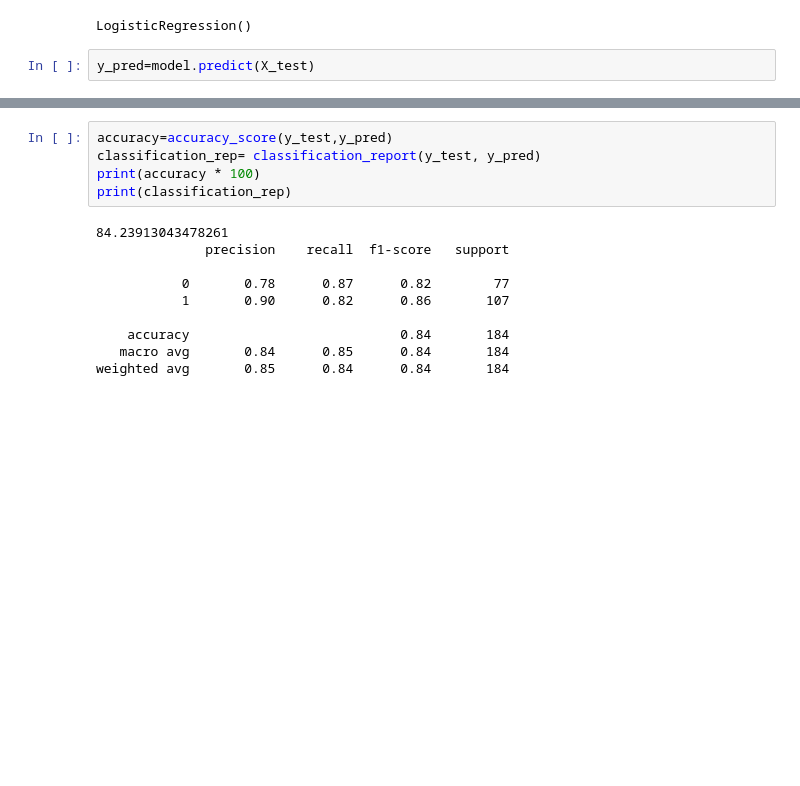
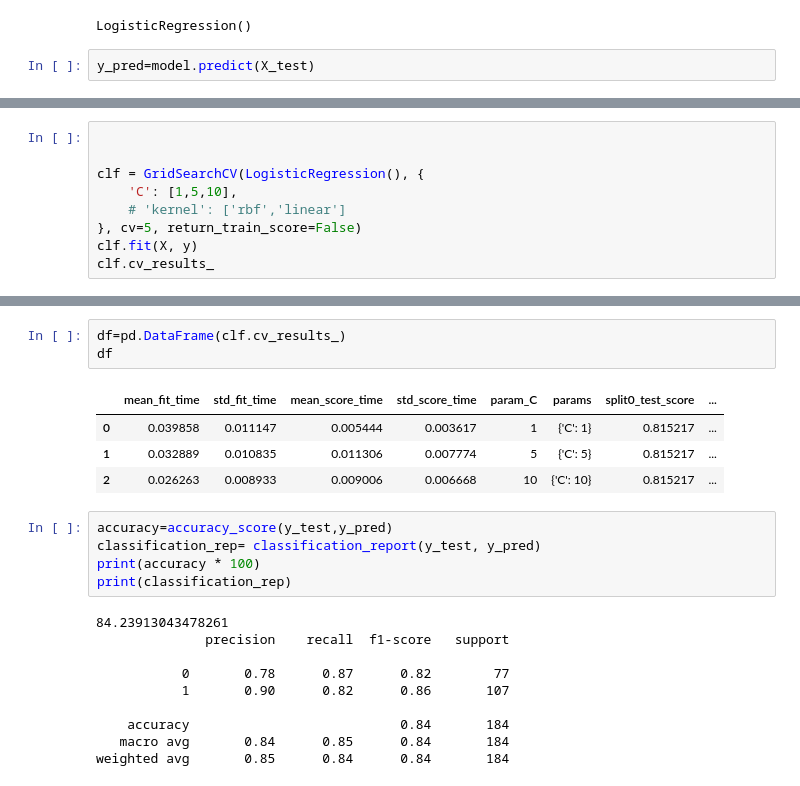
Before and after one commit to ATWIINETIRZAH/DataPath-From-Raw-to-Insights, a Jupyter notebook: Machine_Learning/logistic_reg2.ipynb, the cells around one changed output, grey strips where cells are left out. Drawn from its saved outputs; the diff is of its cells as text; blank space fills up the shorter version.

Commit message:
used hyperparameters in logistic reg and used C and GridSearchcv model selection

```diff
--- a/Machine_Learning/logistic_reg2.ipynb
+++ b/Machine_Learning/logistic_reg2.ipynb
@@ -142,0 +153,9 @@ y_pred=model.predict(X_test)
+# %%
+
+
+clf = GridSearchCV(LogisticRegression(), {
+    'C': [1,5,10],
+    # 'kernel': ['rbf','linear']
+}, cv=5, return_train_score=False)
+clf.fit(X, y)
+clf.cv_results_
@@ -143,3 +179,11 @@ y_pred=model.predict(X_test)
+# %%
+df=pd.DataFrame(clf.cv_results_)
+df
+# %% [output]
+|  | mean_fit_time | std_fit_time | mean_score_time | std_score_time | param_C | params | split0_test_score | ... |
+| 0 | 0.039858 | 0.011147 | 0.005444 | 0.003617 | 1 | {'C': 1} | 0.815217 | ... |
+| 1 | 0.032889 | 0.010835 | 0.011306 | 0.007774 | 5 | {'C': 5} | 0.815217 | ... |
+| 2 | 0.026263 | 0.008933 | 0.009006 | 0.006668 | 10 | {'C': 10} | 0.815217 | ... |
 # %%
 accuracy=accuracy_score(y_test,y_pred)
 classification_rep= classification_report(y_test, y_pred)
```
Also changed, not shown: parts of 3 cells of this notebook.
